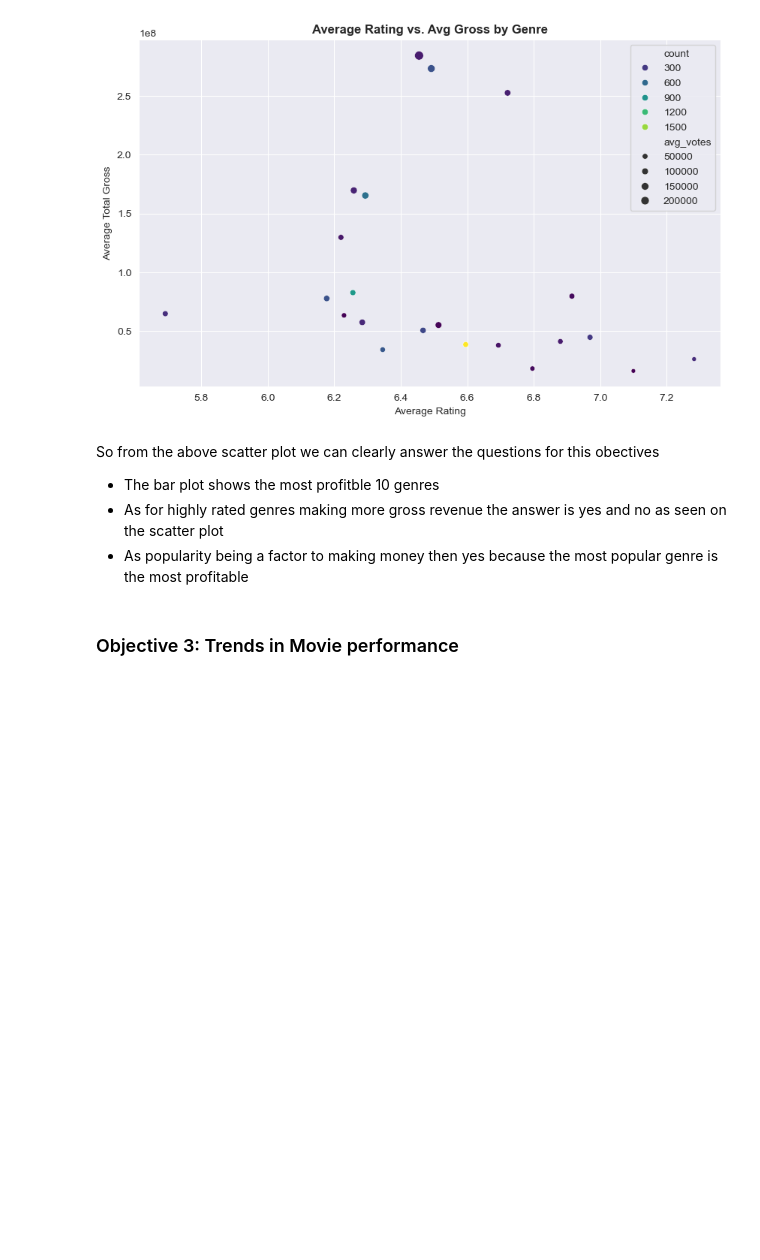
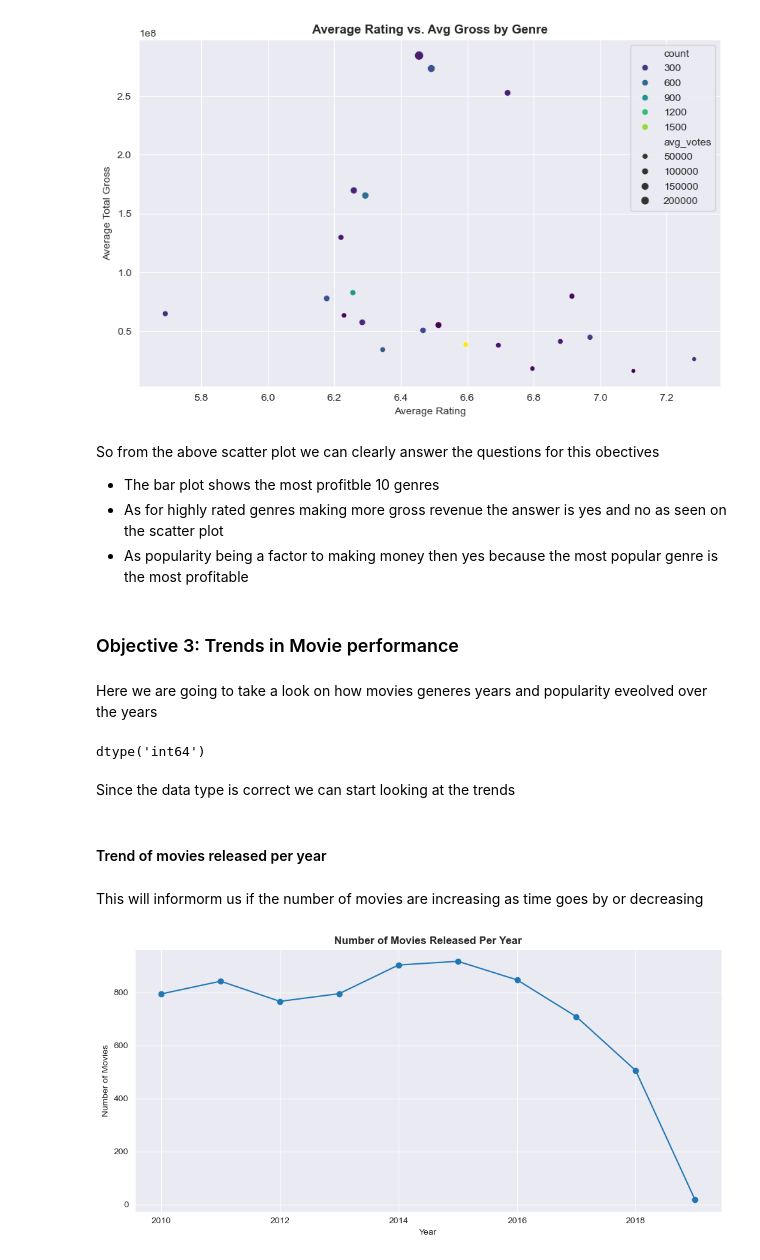
Before and after one commit to DianaMayalo/Phase-2-Project, a Jupyter notebook: EDA.ipynb, the cells around one changed output. Cells and saved outputs as stored; diff of their text form; code cells hidden in the pictures; blank space fills up the shorter version.

Commit message:
Worked on trends over time on how the movie industry has evolved with time

```diff
--- a/EDA.ipynb
+++ b/EDA.ipynb
@@ -230,3 +230,30 @@ So from the above scatter plot we can clearly answer the questions for this obec
 - As popularity being a factor to making money then yes because the most popular genre is the most profitable
 # %% [markdown]
 ### Objective 3: Trends in Movie performance
+# %% [markdown]
+Here we are going to take a look on how movies generes years and popularity eveolved over the years
+# %%
+#Ensure the year column is the right data type
+df['year'].dtype
+# %% [output]
+dtype('int64')
+# %% [markdown]
+Since the data type is correct we can start looking at the trends
+# %% [markdown]
+#### Trend of movies released per year
+# %% [markdown]
+This will informorm us if the number of movies are increasing as time goes by or decreasing
+# %%
+#group the data by year 1st
+movies_per_year = df.groupby('year').size()
+
+#plot a line grapgh to show the trend
+movies_per_year.plot(kind='line', figsize=(10, 5), marker='o')
+plt.title('Number of Movies Released Per Year', weight = 'bold')
+plt.xlabel('Year')
+plt.ylabel('Number of Movies')
+plt.grid(True)
+plt.tight_layout()
+plt.show()
+# %% [output]
+[figure, added]
```
Also changed, not shown: parts of 18 cells of this notebook.
